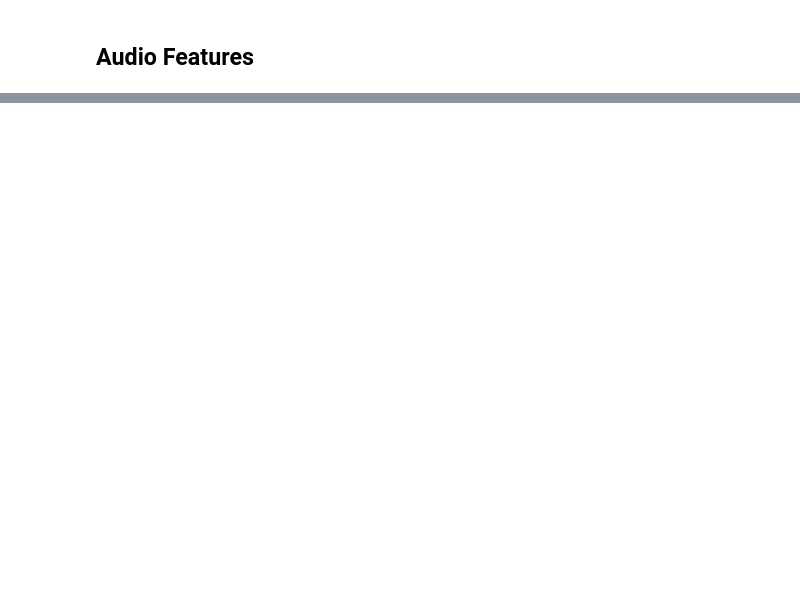
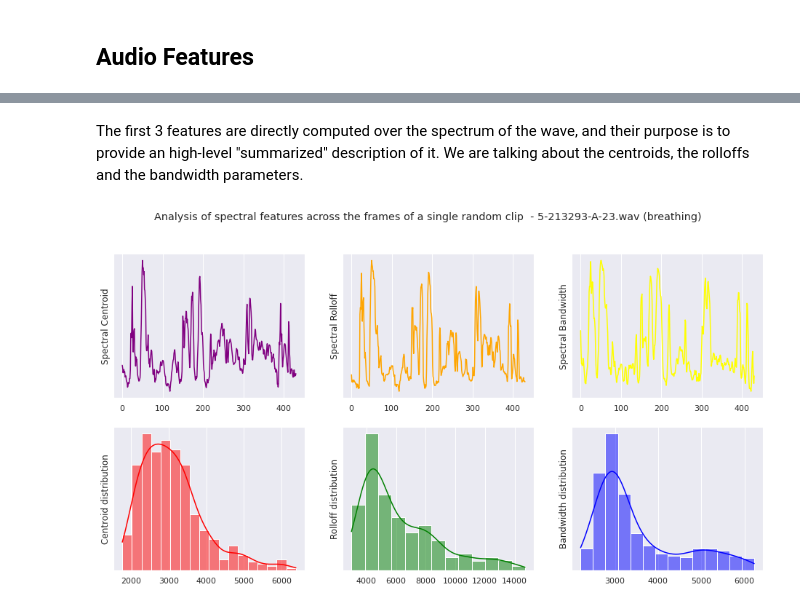
Before and after one commit to MattiaPujatti/Environmental-Sound-Classification, a Jupyter notebook: Environmental Sound Classification.ipynb, the cells around one changed output, grey strips where cells are left out. Cells and saved outputs as stored; diff of their text form; code cells hidden in the pictures; blank space fills up the shorter version.

Commit message:
Almost compleated feature analysis

```diff
--- a/Environmental Sound Classification.ipynb
+++ b/Environmental Sound Classification.ipynb
@@ -28,6 +31,12 @@ import matplotlib.pyplot as plt
 import librosa
 import librosa.display
 import pandas as pd
+import seaborn as sns
+from matplotlib.gridspec import GridSpec
+import warnings
+
+sns.set_theme()
+warnings.filterwarnings('ignore')
 # %% [markdown]
 ## The Dataset
 
@@ -455,0 +468,32 @@ macro_categories = {'Animals'                              : [i for i in range(1
+# %% [markdown]
+The first 3 features are directly computed over the spectrum of the wave, and their purpose is to provide an high-level "summarized" description of it. We are talking about the centroids, the rolloffs and the bandwidth parameters.
+# %%
+fig, ax = plt.subplots(2,3,figsize=(16,8))
+fig.suptitle('Analysis of spectral features across the frames of a single random clip  - ' +
+             rnd_clip.clipname + ' (' + rnd_clip.category + ')' )
+
+sns.lineplot(x=np.arange(431), y=rnd_clip.features['spectral centroid'], color='purple', ax=ax[0,0])
+ax[0,0].set_ylabel('Spectral Centroid')
+ax[0,0].set_yticks([])
+
+sns.lineplot(x=np.arange(431), y=rnd_clip.features['spectral rolloff'], color='orange', ax=ax[0,1])
+ax[0,1].set_ylabel('Spectral Rolloff')
+ax[0,1].set_yticks([])
+
+sns.lineplot(x=np.arange(431), y=rnd_clip.features['spectral bandwidth'], color='yellow', ax=ax[0,2])
+ax[0,2].set_ylabel('Spectral Bandwidth')
+ax[0,2].set_yticks([])
+
+sns.histplot(rnd_clip.features['spectral centroid'], kde=True, color='red', ax=ax[1,0])
+ax[1,0].set_ylabel('Centroid distribution')
+ax[1,0].set_yticks([])
+
+sns.histplot(rnd_clip.features['spectral rolloff'], kde=True, color='green', ax=ax[1,1])
+ax[1,1].set_ylabel('Rolloff distribution')
+ax[1,1].set_yticks([])
+
+sns.histplot(rnd_clip.features['spectral bandwidth'], kde=True, color='blue', ax=ax[1,2])
+ax[1,2].set_ylabel('Bandwidth distribution')
+ax[1,2].set_yticks([]);
+# %% [output]
+[figure, added]
```
Also changed, not shown: parts of 67 cells of this notebook, 4 other files.
